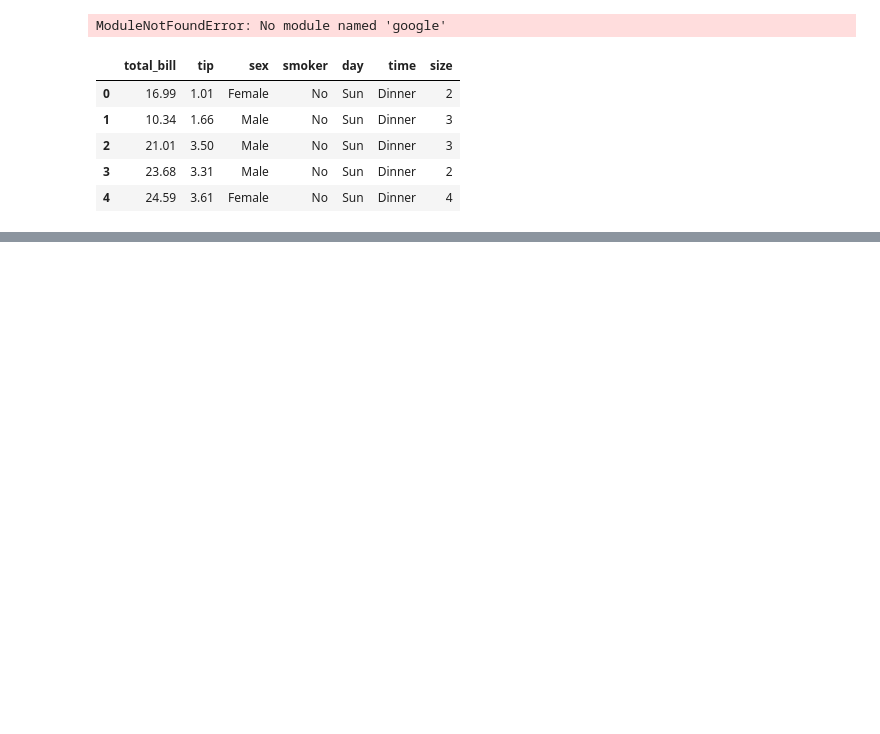
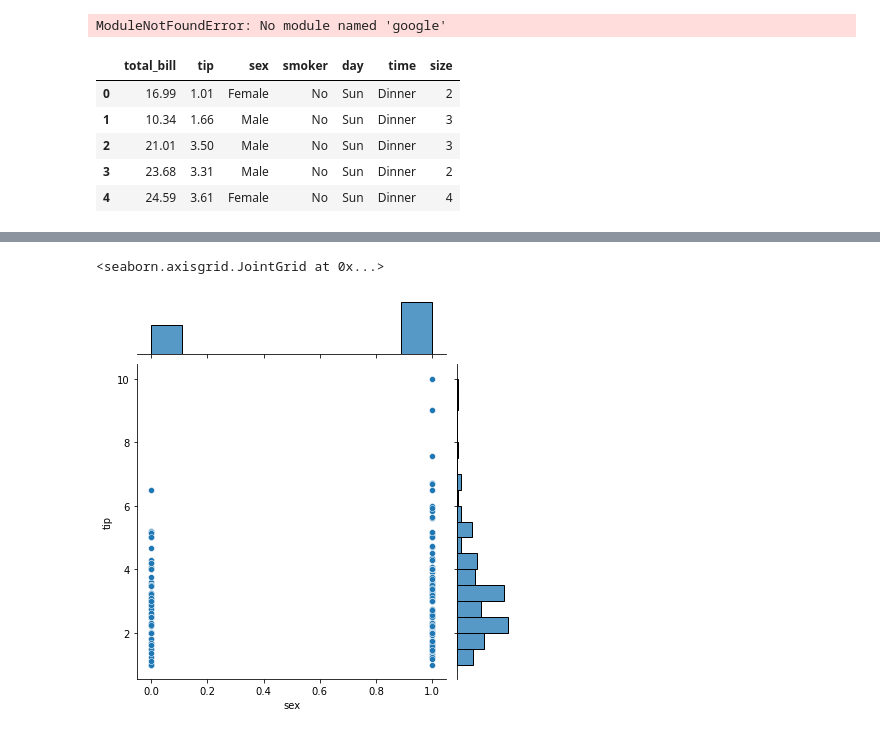
Before and after one commit to PrabjyotObhi/CMPE257, a Jupyter notebook: Homework_1/HW1.ipynb, the cells around one changed output, grey strips where cells are left out. Drawn from its saved outputs; the diff is of its cells as text; code cells hidden in the pictures; blank space fills up the shorter version.

```diff
--- a/Homework_1/HW1.ipynb
+++ b/Homework_1/HW1.ipynb
@@ -335,0 +334,8 @@ sns.heatmap(data = tips)
+# %%
+sns.jointplot(data = tips, x = tips["sex"], y = tips["tip"])
+#Males are 1 and Females are 0, so this chart would indicate that males tip more
+#but the data could be skewed--> let's check by counting the 1s vs the 0s at the end after
+#creating all of the plots
+# %% [output]
+<seaborn.axisgrid.JointGrid at 0x...>
+[figure, added]
```
Also changed, not shown: parts of 27 cells of this notebook.
